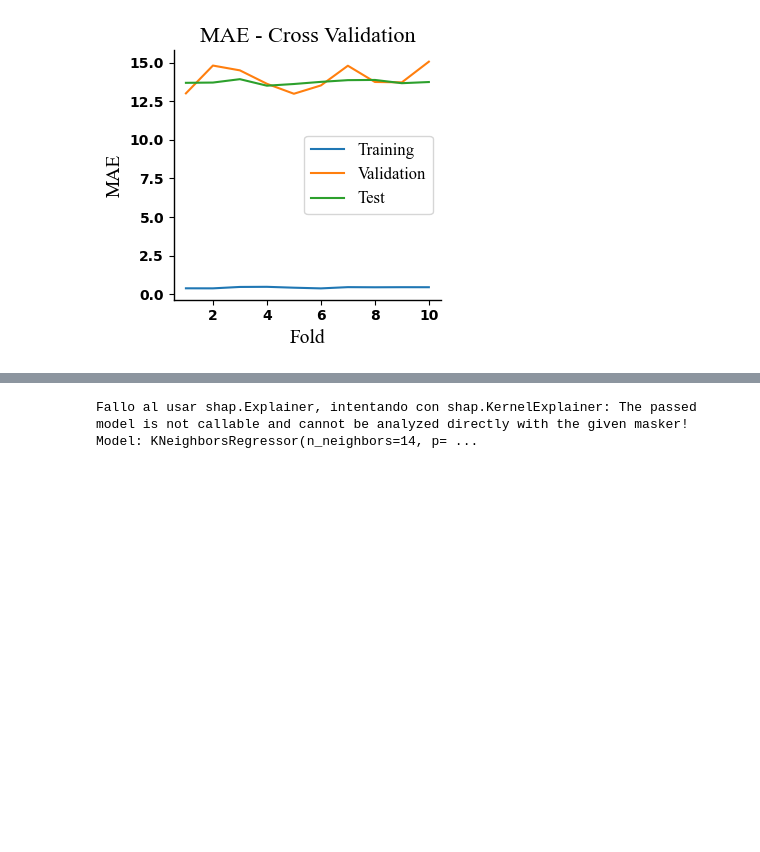
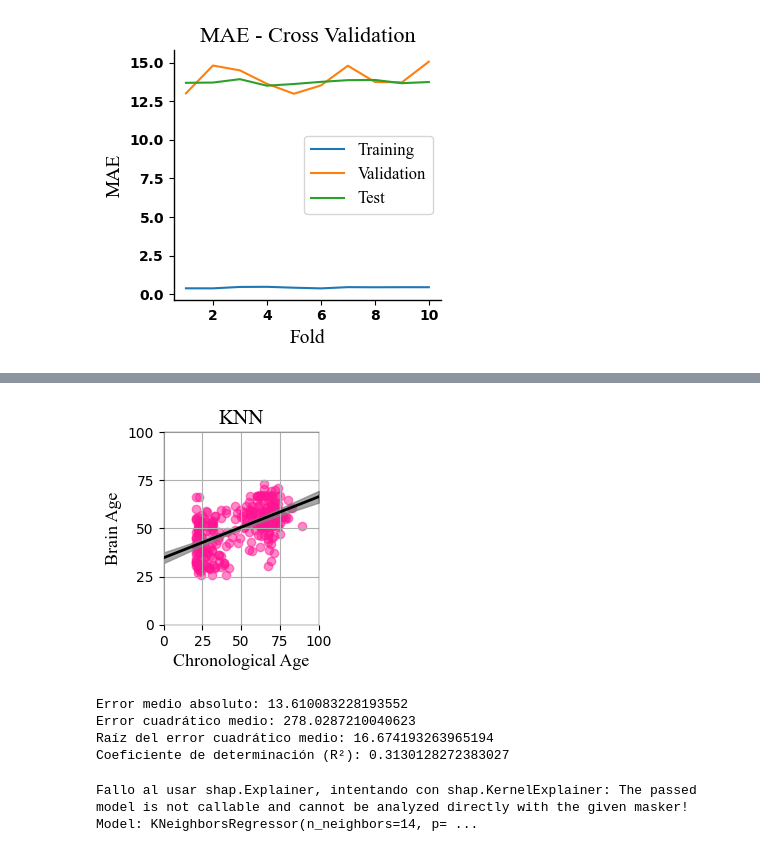
Before and after one commit to carrielfelipe/Brain_Age, a Jupyter notebook: KNN/KNN.ipynb, the cells around one changed output, grey strips where cells are left out. Cells and saved outputs as stored; diff of their text form; code cells hidden in the pictures; blank space fills up the shorter version.

```diff
--- a/KNN/KNN.ipynb
+++ b/KNN/KNN.ipynb
@@ -123,6 +123,14 @@ Error medio absoluto: 13.610083228193552
 Error cuadrático medio: 278.0287210040623
 Raíz del error cuadrático medio: 16.674193263965194
 Coeficiente de determinación (R²): 0.3130128272383027
+# %%
+Plotters.plot_regresion(y=y_pred,x= knn_model.y_test, label_='Test Data',x_ticks_step=25,y_ticks_step=25,x_min_limit=0,y_min_limit=0,x_max_limit=100,y_max_limit=100,color='deeppink', title='KNN',line_ideal=False,confidence_interval=True,  alpha=0.5,xlabel='Chronological Age',ylabel='Brain Age',color_confidence_interval='gray',alpha_confidence_interval=0.7,color_line_fit=(0, 0, 0), details=False, font='Times New Roman', weight='normal', x_size=2,y_size=2.5, legend=False, fontsize=13, mode=3, legend_metrics=False)
+# %% [output]
+[figure, added]
+Error medio absoluto: 13.610083228193552
+Error cuadrático medio: 278.0287210040623
+Raíz del error cuadrático medio: 16.674193263965194
+Coeficiente de determinación (R²): 0.3130128272383027
 # %%
 with open('y_pred_knn.txt', 'w') as f:
     for value in y_pred:
```
Also changed, not shown: parts of 4 cells of this notebook, 8 other files.
